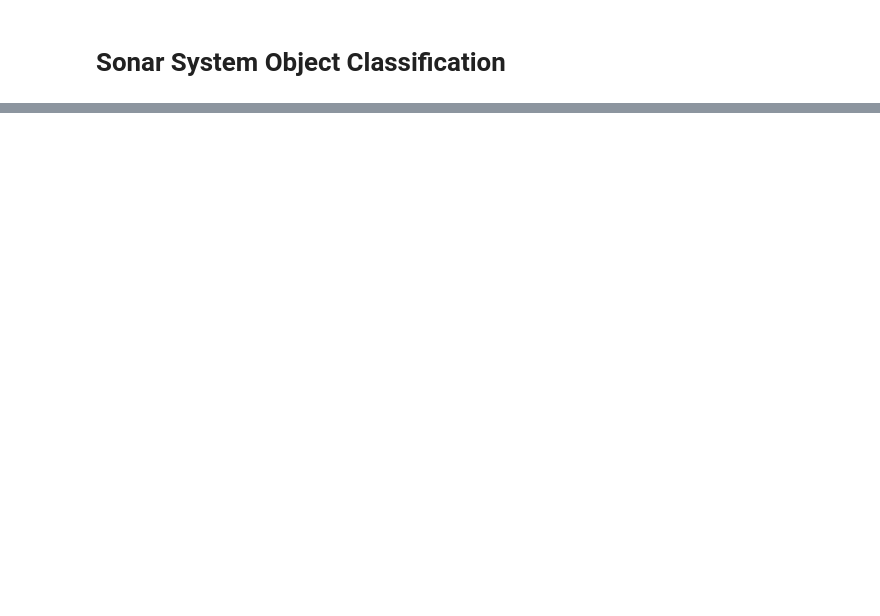
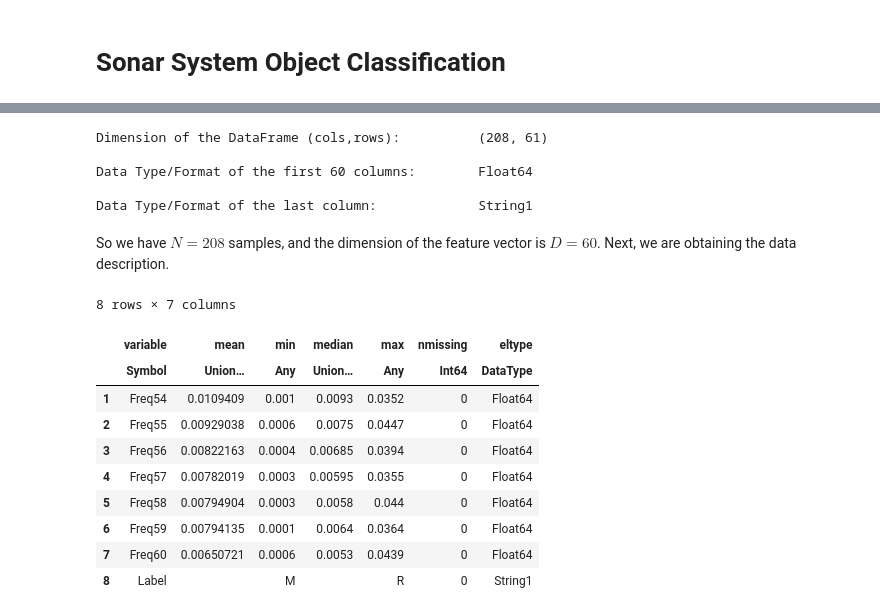
Before and after one commit to jsacevedoro/ml_maths_work2, a Jupyter notebook: Basic_Models.ipynb, the cells around one changed output, grey strips where cells are left out. Cells and saved outputs as stored; diff of their text form; code cells hidden in the pictures; blank space fills up the shorter version.

```diff
--- a/Basic_Models.ipynb
+++ b/Basic_Models.ipynb
@@ -24,0 +35,9 @@ LoadError: ArgumentError: "sonar.csv" is not a valid file or doesn't exist
+# %%
+# Build the header with a list
+header = ["Freq$i" for i=1:size(df,2)-1 ]
+push!(header,"Label")
+# Re Load data and set header
+df = CSV.read("sonar.csv",DataFrame,header=header)
+
+# Watch last 7 columns and first 3 rows
+first(select(df, 54:61 ),3)
@@ -24,0 +51,26 @@ LoadError: ArgumentError: "sonar.csv" is not a valid file or doesn't exist
+# %%
+print("Dimension of the DataFrame (cols,rows): \t $(size(df))
+    \nData Type/Format of the first $(size(df,2)-1) columns: \t $(typeof(df[1,1]))
+    \nData Type/Format of the last column: \t \t $(typeof(df[1,end]))")
+# %% [output]
+Dimension of the DataFrame (cols,rows):          (208, 61)
+
+Data Type/Format of the first 60 columns:        Float64
+
+Data Type/Format of the last column:             String1
+# %% [markdown]
+So we have $N=208$ samples, and the dimension of the feature vector is $D=60$. Next, we are obtaining the data description.
+# %%
+describe(select(df, 54:61))
+# %% [output]
+8 rows × 7 columns
+|  | variable | mean | min | median | max | nmissing | eltype |
+|  | Symbol | Union… | Any | Union… | Any | Int64 | DataType |
+| 1 | Freq54 | 0.0109409 | 0.001 | 0.0093 | 0.0352 | 0 | Float64 |
+| 2 | Freq55 | 0.00929038 | 0.0006 | 0.0075 | 0.0447 | 0 | Float64 |
+| 3 | Freq56 | 0.00822163 | 0.0004 | 0.00685 | 0.0394 | 0 | Float64 |
+| 4 | Freq57 | 0.00782019 | 0.0003 | 0.00595 | 0.0355 | 0 | Float64 |
+| 5 | Freq58 | 0.00794904 | 0.0003 | 0.0058 | 0.044 | 0 | Float64 |
+| 6 | Freq59 | 0.00794135 | 0.0001 | 0.0064 | 0.0364 | 0 | Float64 |
+| 7 | Freq60 | 0.00650721 | 0.0006 | 0.0053 | 0.0439 | 0 | Float64 |
+| 8 | Label |  | M |  | R | 0 | String1 |
```
Also changed, not shown: parts of 54 cells of this notebook.
